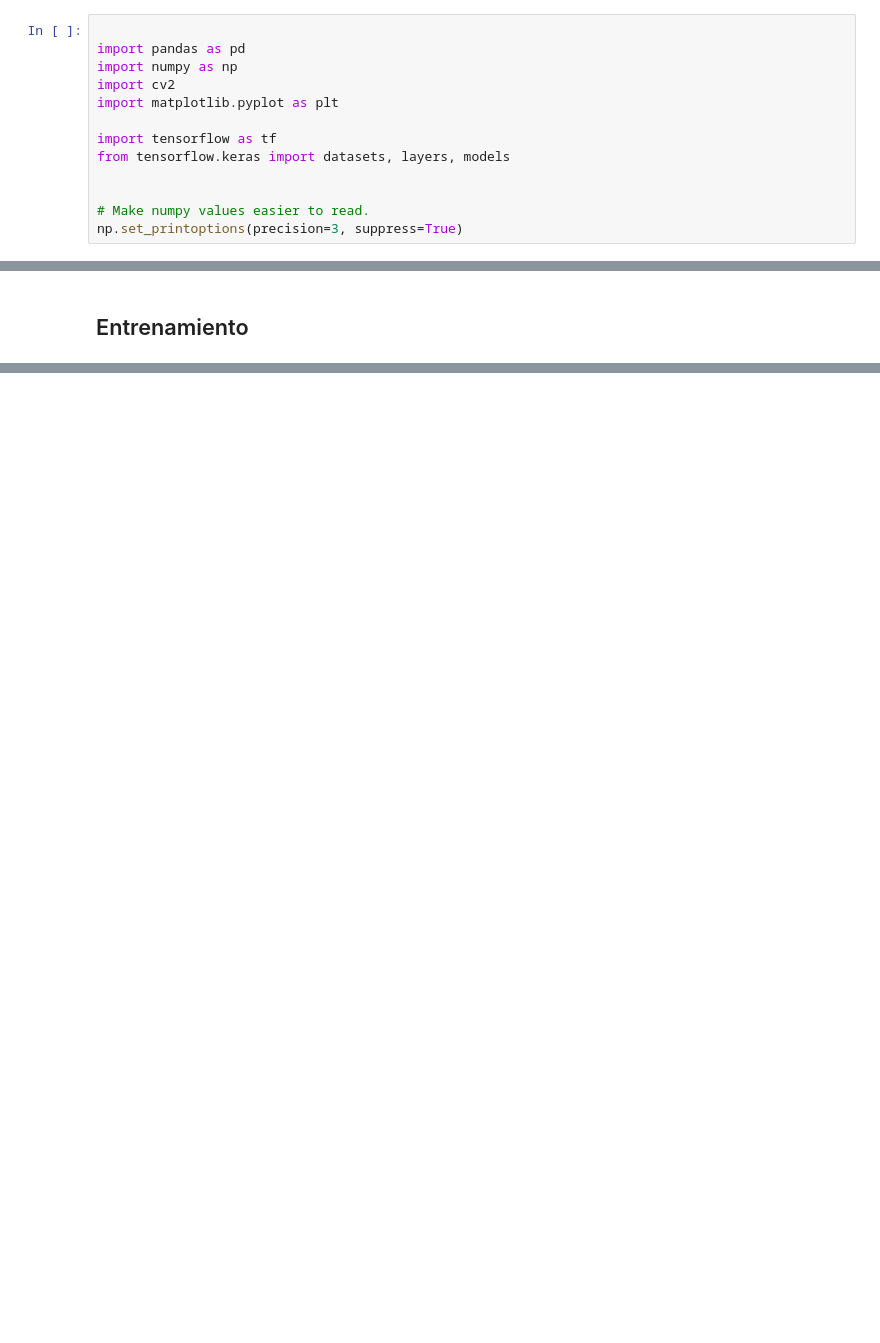
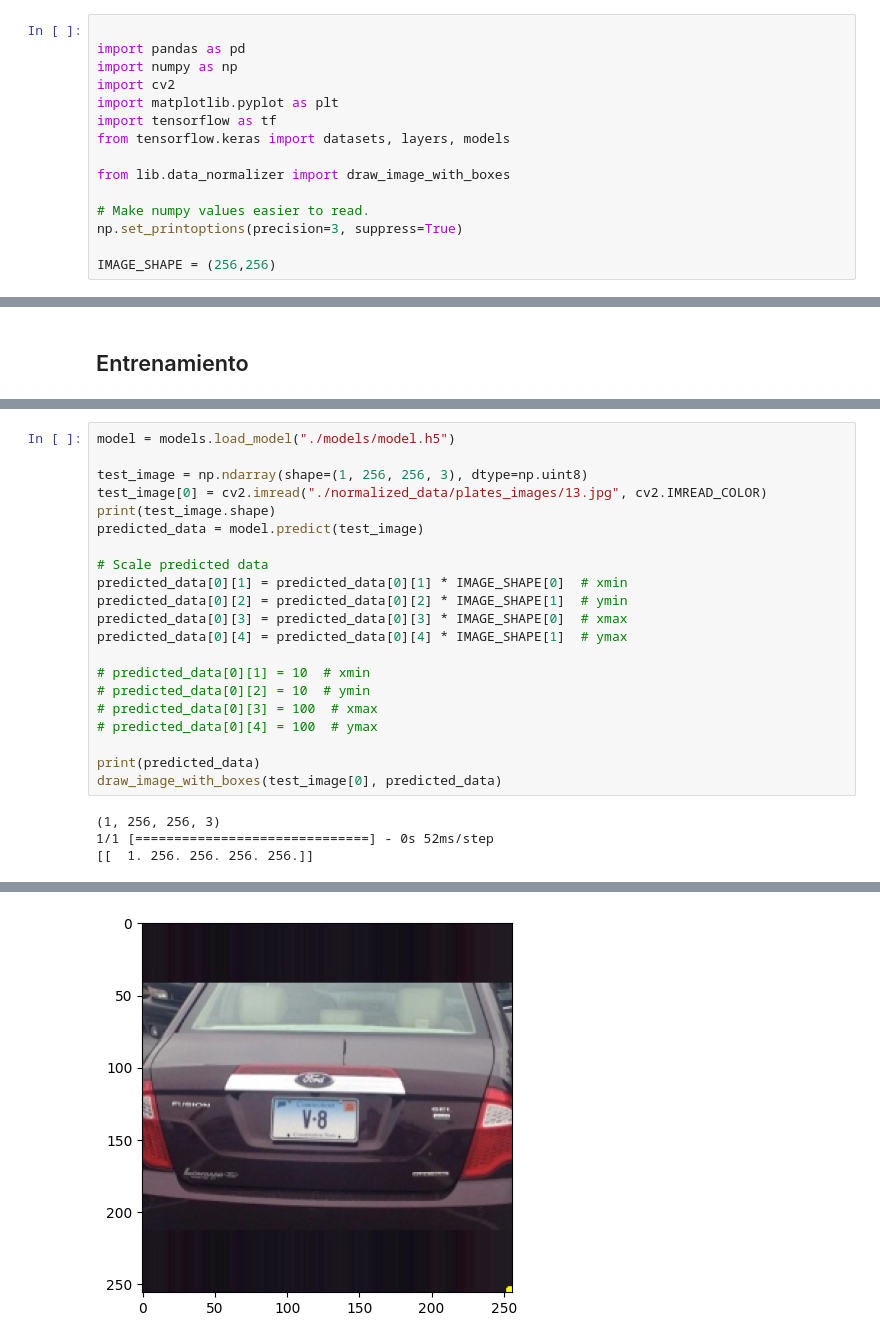
Before and after one commit to caverar/TIA_2022, a Jupyter notebook: main.ipynb, the cells around one changed output, grey strips where cells are left out. Drawn from its saved outputs; the diff is of its cells as text; blank space fills up the shorter version.

Commit message:
model predict working

```diff
--- a/main.ipynb
+++ b/main.ipynb
@@ -4,10 +4,12 @@ import pandas as pd
 import numpy as np
 import cv2
 import matplotlib.pyplot as plt
-
 import tensorflow as tf
 from tensorflow.keras import datasets, layers, models
 
+from lib.data_normalizer import draw_image_with_boxes
 
 # Make numpy values easier to read.
 np.set_printoptions(precision=3, suppress=True)
+
+IMAGE_SHAPE = (256,256)
@@ -127,0 +148,25 @@ ValueError: Failed to find data adapter that can handle input: <class 'NoneType'
+# %%
+model = models.load_model("./models/model.h5")
+
+test_image = np.ndarray(shape=(1, 256, 256, 3), dtype=np.uint8)
+test_image[0] = cv2.imread("./normalized_data/plates_images/13.jpg", cv2.IMREAD_COLOR)
+print(test_image.shape)
+predicted_data = model.predict(test_image)
+
+# Scale predicted data
+predicted_data[0][1] = predicted_data[0][1] * IMAGE_SHAPE[0]  # xmin
+predicted_data[0][2] = predicted_data[0][2] * IMAGE_SHAPE[1]  # ymin
+predicted_data[0][3] = predicted_data[0][3] * IMAGE_SHAPE[0]  # xmax
+predicted_data[0][4] = predicted_data[0][4] * IMAGE_SHAPE[1]  # ymax
+
+# predicted_data[0][1] = 10  # xmin
+# predicted_data[0][2] = 10  # ymin
+# predicted_data[0][3] = 100  # xmax
+# predicted_data[0][4] = 100  # ymax
+
+print(predicted_data)
+draw_image_with_boxes(test_image[0], predicted_data)
+# %% [output]
+(1, 256, 256, 3)
+1/1 [==============================] - 0s 52ms/step
+[[  1. 256. 256. 256. 256.]]
@@ -127,0 +174 @@ ValueError: Failed to find data adapter that can handle input: <class 'NoneType'
+[figure, added]
```
Also changed, not shown: parts of 9 cells of this notebook.
